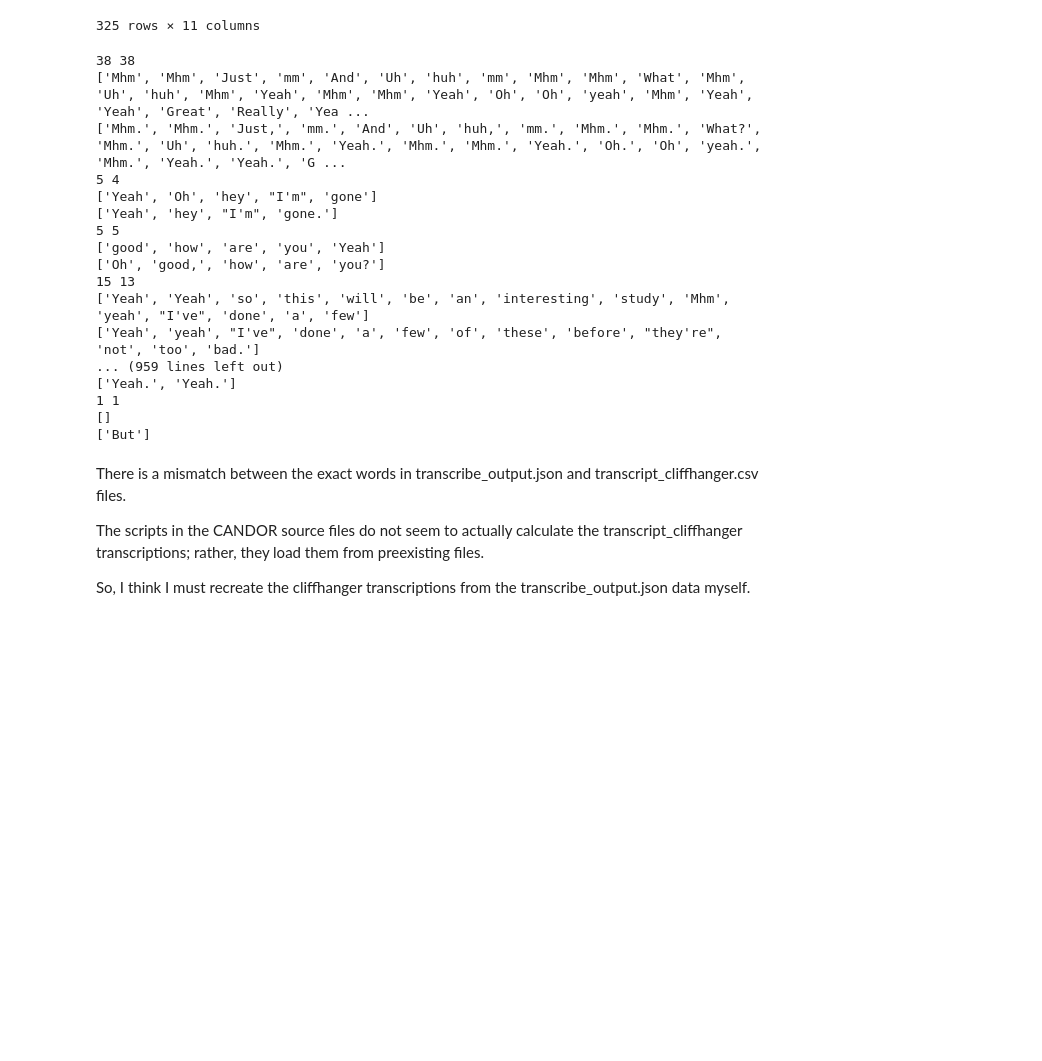
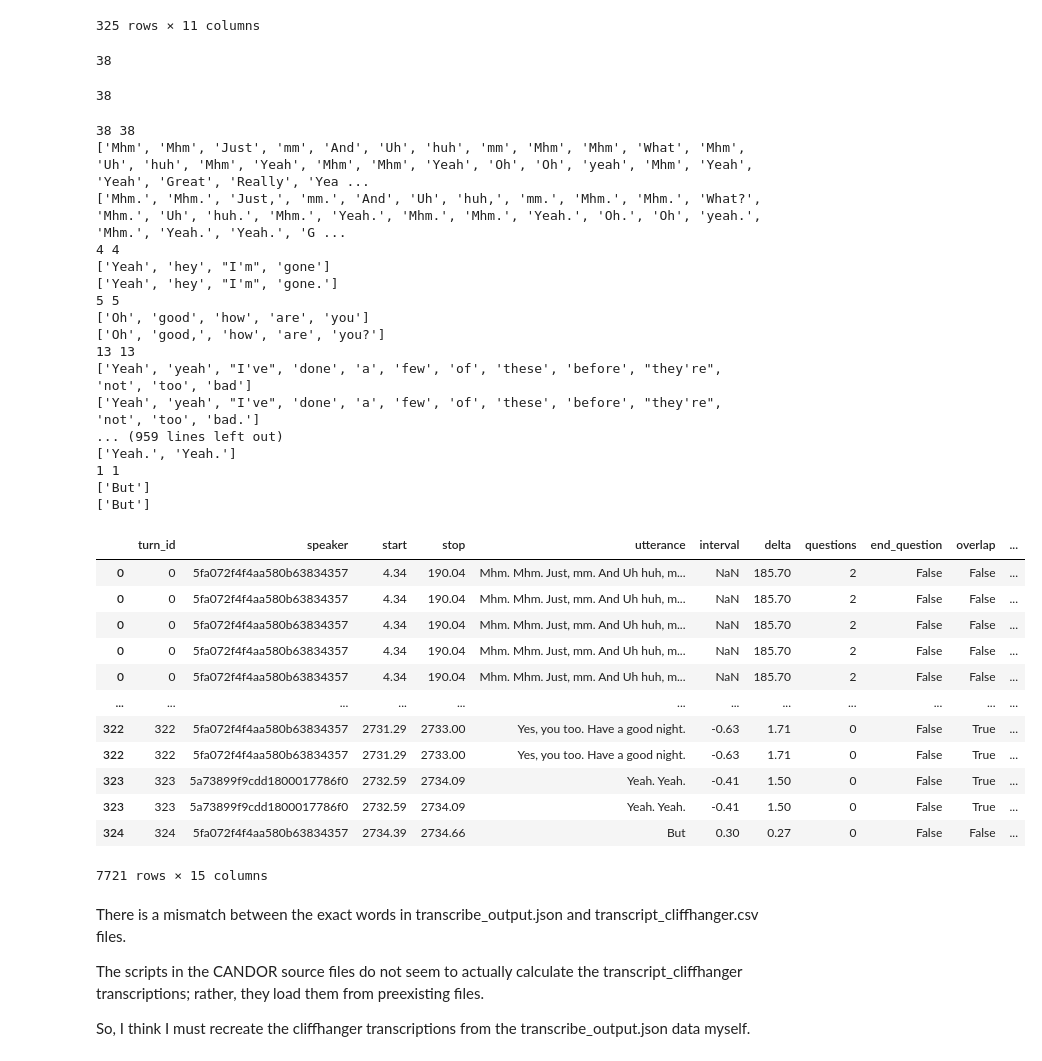
Before and after one commit to kinanmartin/context_and_reduction, a Jupyter notebook: notebooks/linking_candor_transcripts.ipynb, the cells around one changed output. Saved outputs shown, nothing was run; the diff lists cells and outputs as text; code cells hidden in the pictures; blank space fills up the shorter version.

```diff
--- a/notebooks/linking_candor_transcripts.ipynb
+++ b/notebooks/linking_candor_transcripts.ipynb
@@ -75,32 +77,77 @@ cliffhanger
 | 323 | 323 | 5a73899f9cdd1800017786f0 | 2732.59 | 2734.09 | Yeah. Yeah. | -0.41 | 1.50 | 0 | False | True | ... |
 | 324 | 324 | 5fa072f4f4aa580b63834357 | 2734.39 | 2734.66 | But | 0.30 | 0.27 | 0 | False | False | ... |
 325 rows × 11 columns
+# %%
+len(transcribe_output_loaded_words.query("start >= 4.34 & stop <= 190.04 & speaker == '5fa072f4f4aa580b63834357'").utterance.tolist())
+# %% [output]
+38
+# %%
+len(cliffhanger.loc[0, "utterance"].split())
+# %% [output]
+38
 # %%
 i = 0
+
+row_starts = []
+row_stops = []
+
 for idx, row in cliffhanger.iterrows():
-    n_words = row['n_words']
-    sliced_list = transcribe_output_loaded_words.iloc[i:i+n_words, transcribe_output_loaded_words.columns.get_loc('utterance')].tolist()
+    # n_words = row['n_words']
+
+    speaker = row['speaker']
+    output_sub_df = transcribe_output_loaded_words.query("start >= @row.start & stop <= @row.stop & speaker == @speaker")
+
+    row_starts.append(output_sub_df.start.tolist())
+    row_stops.append(output_sub_df.stop.tolist())
+
+    output_list = output_sub_df.utterance.tolist()
+    # sliced_list = transcribe_output_loaded_words.iloc[i:i+n_words, transcribe_output_loaded_words.columns.get_loc('utterance')].tolist()
     # print(n_words, transcribe_output_loaded_words['utterance'].iloc[i:i+n_words])
-    utterance_split = row['utterance'].split(' ')
-    print(n_words, len(utterance_split))
-    print(sliced_list)
-    print(utterance_split)
-    i += n_words
+    cliffhanger_list = row['utterance'].split(' ')
+    print(len(output_list), len(cliffhanger_list))
+    # assert that these are never different
+    print(output_list)
+    print(cliffhanger_list)
+    # i += n_words
+
+cliffhanger["word_start"] = row_starts
+cliffhanger["word_stop"] = row_stops
+
+cliffhanger["utterance_exploded"] = cliffhanger["utterance"].str.split()
+
+cliffhanger_exploded = cliffhanger.explode(["utterance_exploded", "word_start", "word_stop"])
 # %% [output]
 38 38
 ['Mhm', 'Mhm', 'Just', 'mm', 'And', 'Uh', 'huh', 'mm', 'Mhm', 'Mhm', 'What', 'Mhm', 'Uh', 'huh', 'Mhm', 'Yeah', 'Mhm', 'Mhm', 'Yeah', 'Oh', 'Oh', 'yeah', 'Mhm', 'Yeah', 'Yeah', 'Great', 'Really', 'Yea ...
 ['Mhm.', 'Mhm.', 'Just,', 'mm.', 'And', 'Uh', 'huh,', 'mm.', 'Mhm.', 'Mhm.', 'What?', 'Mhm.', 'Uh', 'huh.', 'Mhm.', 'Yeah.', 'Mhm.', 'Mhm.', 'Yeah.', 'Oh.', 'Oh', 'yeah.', 'Mhm.', 'Yeah.', 'Yeah.', 'G ...
-5 4
-['Yeah', 'Oh', 'hey', "I'm", 'gone']
+4 4
+['Yeah', 'hey', "I'm", 'gone']
 ['Yeah', 'hey', "I'm", 'gone.']
 5 5
-['good', 'how', 'are', 'you', 'Yeah']
+['Oh', 'good', 'how', 'are', 'you']
 ['Oh', 'good,', 'how', 'are', 'you?']
-15 13
-['Yeah', 'Yeah', 'so', 'this', 'will', 'be', 'an', 'interesting', 'study', 'Mhm', 'yeah', "I've", 'done', 'a', 'few']
+13 13
+['Yeah', 'yeah', "I've", 'done', 'a', 'few', 'of', 'these', 'before', "they're", 'not', 'too', 'bad']
 ['Yeah', 'yeah', "I've", 'done', 'a', 'few', 'of', 'these', 'before', "they're", 'not', 'too', 'bad.']
 ... (959 lines left out)
 ['Yeah.', 'Yeah.']
 1 1
-[]
 ['But']
+['But']
+# %%
+cliffhanger_exploded["position_in_turn"] = cliffhanger_exploded.groupby("turn_id").cumcount()
+cliffhanger_exploded
+# %% [output]
+|  | turn_id | speaker | start | stop | utterance | interval | delta | questions | end_question | overlap | ... |
+| 0 | 0 | 5fa072f4f4aa580b63834357 | 4.34 | 190.04 | Mhm. Mhm. Just, mm. And Uh huh, m... | NaN | 185.70 | 2 | False | False | ... |
+| 0 | 0 | 5fa072f4f4aa580b63834357 | 4.34 | 190.04 | Mhm. Mhm. Just, mm. And Uh huh, m... | NaN | 185.70 | 2 | False | False | ... |
+| 0 | 0 | 5fa072f4f4aa580b63834357 | 4.34 | 190.04 | Mhm. Mhm. Just, mm. And Uh huh, m... | NaN | 185.70 | 2 | False | False | ... |
+| 0 | 0 | 5fa072f4f4aa580b63834357 | 4.34 | 190.04 | Mhm. Mhm. Just, mm. And Uh huh, m... | NaN | 185.70 | 2 | False | False | ... |
+| 0 | 0 | 5fa072f4f4aa580b63834357 | 4.34 | 190.04 | Mhm. Mhm. Just, mm. And Uh huh, m... | NaN | 185.70 | 2 | False | False | ... |
+| ... | ... | ... | ... | ... | ... | ... | ... | ... | ... | ... | ... |
+| 322 | 322 | 5fa072f4f4aa580b63834357 | 2731.29 | 2733.00 | Yes, you too. Have a good night. | -0.63 | 1.71 | 0 | False | True | ... |
+| 322 | 322 | 5fa072f4f4aa580b63834357 | 2731.29 | 2733.00 | Yes, you too. Have a good night. | -0.63 | 1.71 | 0 | False | True | ... |
+| 323 | 323 | 5a73899f9cdd1800017786f0 | 2732.59 | 2734.09 | Yeah. Yeah. | -0.41 | 1.50 | 0 | False | True | ... |
+| 323 | 323 | 5a73899f9cdd1800017786f0 | 2732.59 | 2734.09 | Yeah. Yeah. | -0.41 | 1.50 | 0 | False | True | ... |
+| 324 | 324 | 5fa072f4f4aa580b63834357 | 2734.39 | 2734.66 | But | 0.30 | 0.27 | 0 | False | False | ... |
+7721 rows × 15 columns
```
Also changed, not shown: parts of 2 cells of this notebook.
